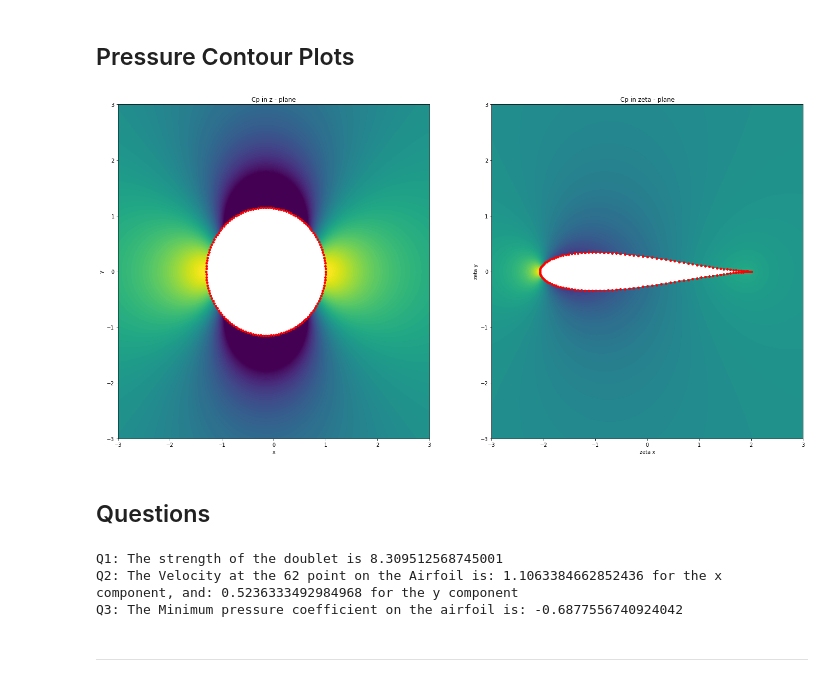
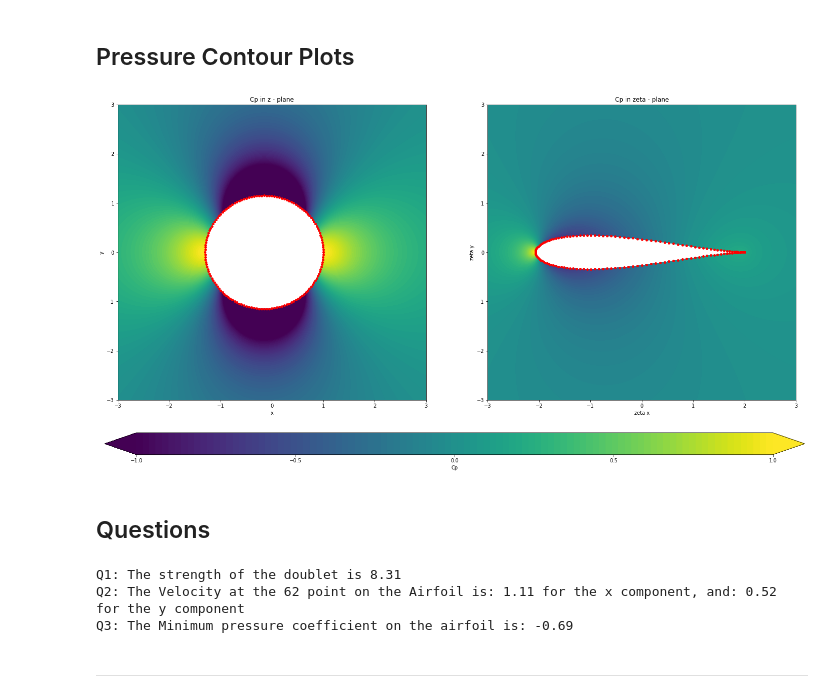
Before and after one commit to smmagic/MAE6226, a Jupyter notebook: Assignment_02.ipynb, the cells around one changed output. Saved outputs shown, nothing was run; the diff lists cells and outputs as text; code cells hidden in the pictures.

```diff
--- a/Assignment_02.ipynb
+++ b/Assignment_02.ipynb
@@ -575,35 +575,39 @@ pyplot.show()
 ## Pressure Contour Plots
 # %%
 fig, (a1, a2) = pyplot.subplots(1, 2, figsize=(24,12))
-a1.contourf(x, y, cp, levels=numpy.linspace(-1.0, 1.0, 100), extend='both');
+cZ = a1.contourf(x, y, cp, levels=numpy.linspace(-1.0, 1.0, 100), extend='both');
 a1.scatter(x[:, 0], y[:, 0], color='red', s=15)
 a1.set_xlim(-3,3)
 a1.set_ylim(-3,3)
 a1.set_title('Cp in z - plane')
 a1.set_ylabel('y')
 a1.set_xlabel('x')
-a2.contourf(numpy.real(zeta), numpy.imag(zeta), cp_Zeta,
+cZeta = a2.contourf(numpy.real(zeta), numpy.imag(zeta), cp_Zeta,
                         levels=numpy.linspace(-1.0, 1.0, 100), extend='both')
 a2.scatter(numpy.real(zeta[:, 0]), numpy.imag(zeta[:, 0]), color='red', s=15)
 a2.set_xlim(-3,3)
 a2.set_ylim(-3,3)
 a2.set_title('Cp in zeta - plane')
 a2.set_ylabel('zeta y')
 a2.set_xlabel('zeta x')
+fig.subplots_adjust(top=0.8)
+cbar_ax = fig.add_axes([.11, 0, 0.8, 0.05])
+cbar = fig.colorbar(cZeta, cax=cbar_ax, ticks=[-1, -0.5, 0, 0.5, 1], orientation='horizontal', pad=0.2)
+cbar.set_label('Cp')
 pyplot.show()
 # %% [output]
-[figure, old version]
+[figure, new version]
 # %% [markdown]
 ## Questions
 # %%
-print('Q1: The strength of the doublet is', kappa)
-print('Q2: The Velocity at the 62 point on the Airfoil is:', uZeta[61, 0],'for the x component, and:'
-      , vZeta[61, 0], 'for the y component')
-print('Q3: The Minimum pressure coefficient on the airfoil is:', min(cp_Zeta[:, 0]))
+print('Q1: The strength of the doublet is', round(kappa, 2))
+print('Q2: The Velocity at the 62 point on the Airfoil is:', round(uZeta[61, 0], 2),'for the x component, and:'
+      , round(vZeta[61, 0], 2), 'for the y component')
+print('Q3: The Minimum pressure coefficient on the airfoil is:', round(min(cp_Zeta[:, 0]), 2))
 # %% [output]
-Q1: The strength of the doublet is 8.309512568745001
-Q2: The Velocity at the 62 point on the Airfoil is: 1.1063384662852436 for the x component, and: 0.5236333492984968 for the y component
-Q3: The Minimum pressure coefficient on the airfoil is: -0.6877556740924042
+Q1: The strength of the doublet is 8.31
+Q2: The Velocity at the 62 point on the Airfoil is: 1.11 for the x component, and: 0.52 for the y component
+Q3: The Minimum pressure coefficient on the airfoil is: -0.69
 # %% [markdown]
 ---
 # %% [markdown]
```
Also changed, not shown: parts of 4 cells of this notebook.
